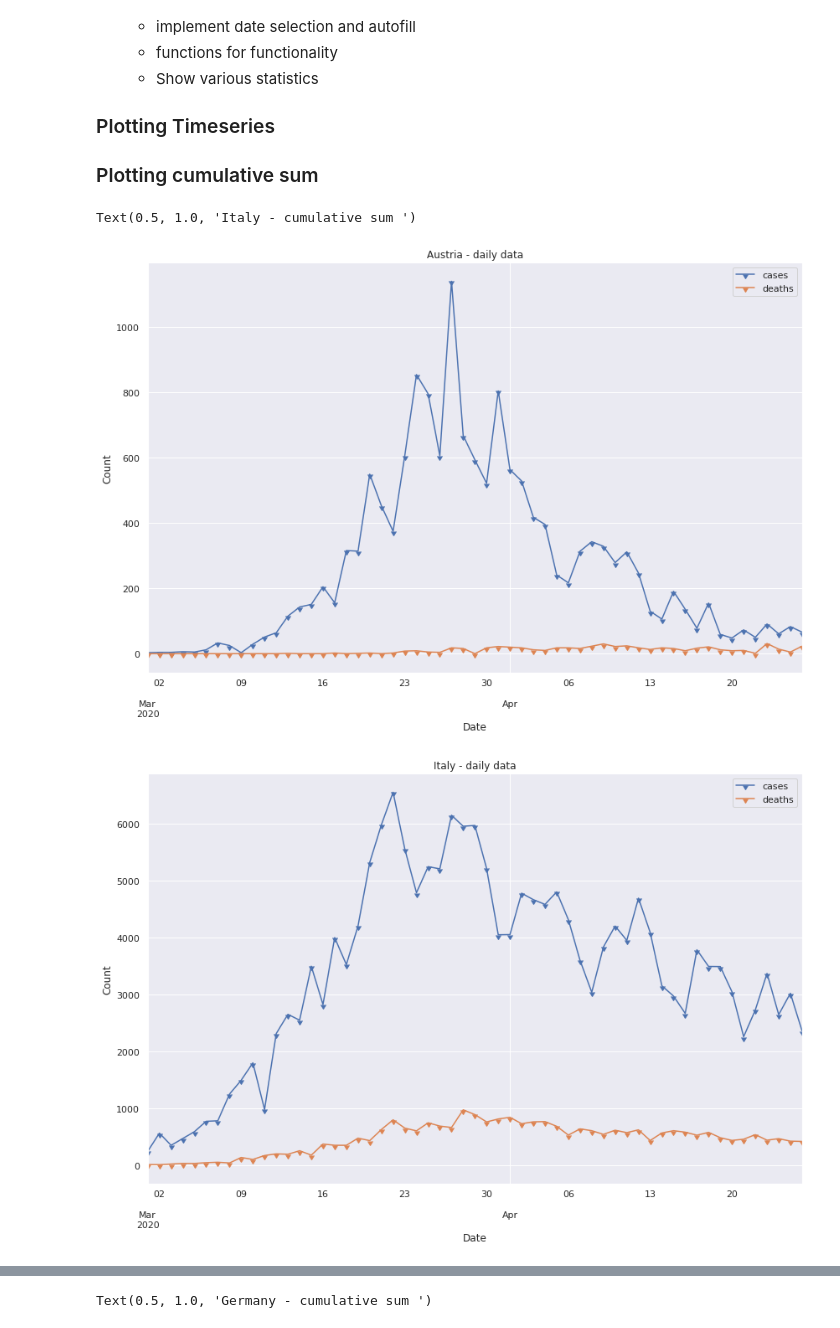
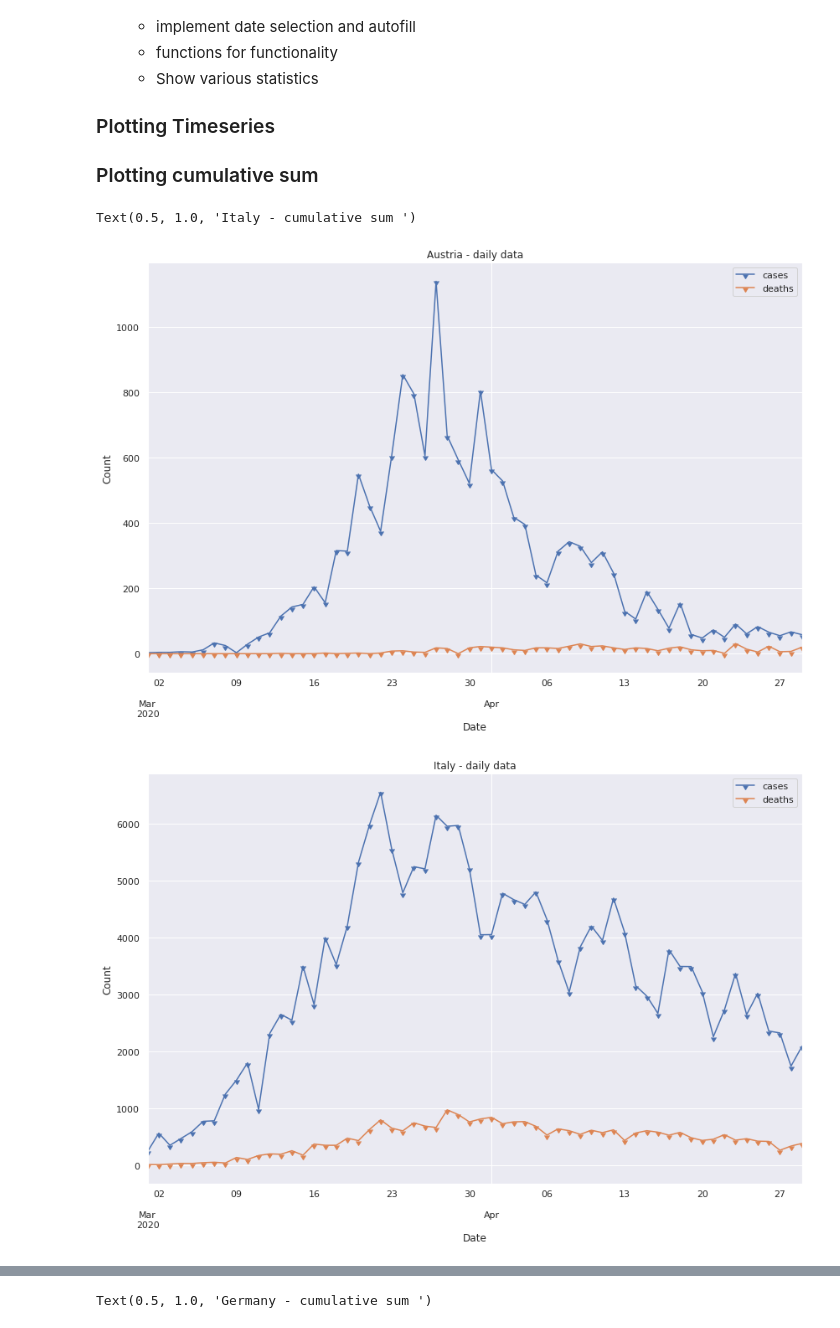
Before and after one commit to OliverZott/covid19_data, a Jupyter notebook: covid_dataAnalysis.ipynb, the cells around one changed output, grey strips where cells are left out. Saved outputs shown, nothing was run; the diff lists cells and outputs as text; code cells hidden in the pictures.

```diff
--- a/covid_dataAnalysis.ipynb
+++ b/covid_dataAnalysis.ipynb
@@ -228,38 +227,38 @@ df_aut = df.loc[df['countriesAndTerritories']=='Austria']
 df_it = df.loc[df['countriesAndTerritories']=='Italy']
 df_aut = df_aut.sort_index(ascending=True)
 df_it = df_it.sort_index(ascending=True)
-df_aut_march = df_aut.loc['2020-03-01':'2020-04-26']
-df_it_march = df_it.loc['2020-03-01':'2020-04-26']
+df_aut_march = df_aut.loc['2020-03-01':'2020-04-29']
+df_it_march = df_it.loc['2020-03-01':'2020-04-29']
 
 
 # show some data
 aut_cumsum_cases = df_aut.cumsum().loc[df_aut['month']>1]['cases']
 aut_cumsum_deaths = df_aut.cumsum().loc[df_aut['month']>1]['deaths']
 # print("Cases in Austria: ", aut_cumsum_cases)
 # print("Deaths in Austria: ", aut_cumsum_deaths)
 
 
 # Plots
 ax = df_aut_march.plot(y=['cases','deaths'], grid=True, marker=11, figsize=(14,9))
 ax.set_xlabel("Date")
 ax.set_ylabel("Count")
 ax.set_title("Austria - daily data")
 
 ax = df_it_march.plot(y=['cases','deaths'], grid=True, marker=11, figsize=(14,9))
 ax.set_xlabel("Date")
 ax.set_ylabel("Count")
 ax.set_title("Italy - daily data")
 
 ax = df_aut_march.cumsum().plot(y=['cases','deaths'], grid=True, marker=11, figsize=(14,9))
 ax.set_xlabel("Date")
 ax.set_ylabel("Count")
 ax.set_title("Austria - cumulative sum ")
 
 ax = df_it_march.cumsum().plot(y=['cases','deaths'], grid=True, marker=11, figsize=(14,9))
 ax.set_xlabel("Date")
 ax.set_ylabel("Count")
 ax.set_title("Italy - cumulative sum ")
 # %% [output]
 Text(0.5, 1.0, 'Italy - cumulative sum ')
-[figure, old version]
+[figure, new version]
-[figure, old version]
+[figure, new version]
```
Also changed, not shown: parts of 8 cells of this notebook.
